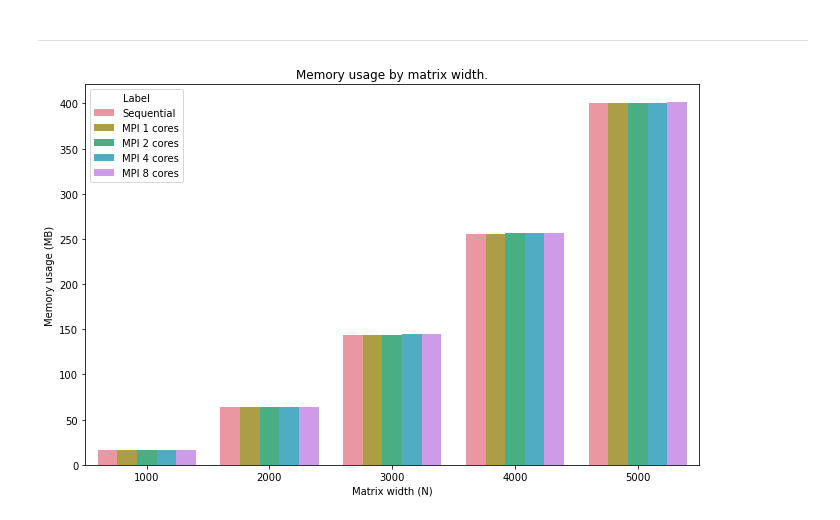
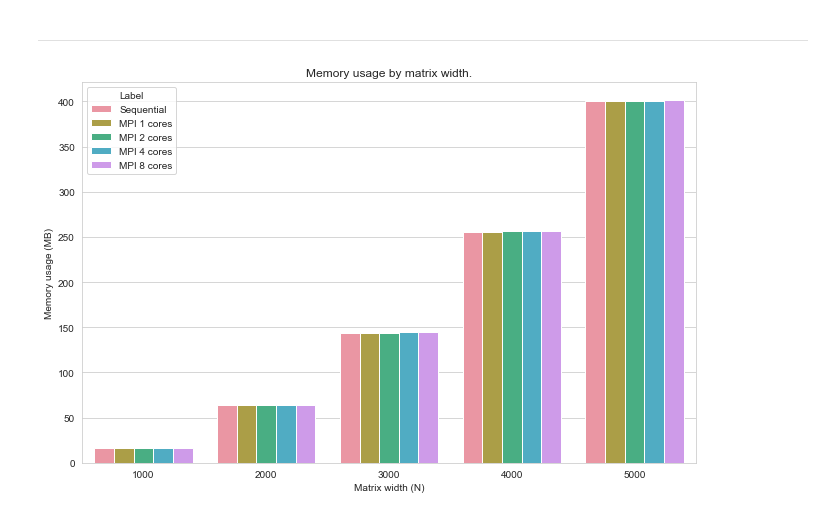
Before and after one commit to JordyAaldering/Parallel-Computing, a Jupyter notebook: Project03/Evaluation/Evaluation.ipynb, the cells around one changed output. Cells and saved outputs as stored; diff of their text form; code cells hidden in the pictures.

```diff
--- a/Project03/Evaluation/Evaluation.ipynb
+++ b/Project03/Evaluation/Evaluation.ipynb
@@ -6,2 +4,5 @@ import seaborn as sns
+# %%
+import seaborn as sns
+sns.set_style("whitegrid")
 # %%
 import matplotlib as mpl
@@ -250,12 +254,14 @@ plt.show()
 # %%
 plt.figure(figsize=(11, 7))
 ax = sns.barplot(x="N", y="Memory", hue="Label", data=subset_small)
 
 ax.set_title("Memory usage by matrix width.")
 ax.set_xlabel("Matrix width (N)")
 ax.set_ylabel("Memory usage (MB)")
 
+ax.set_ylim(0.)
+
 plt.savefig("memory.png", format="png", bbox_inches="tight")
 plt.show()
 # %% [output]
-[figure, old version]
+[figure, new version]
```
Also changed, not shown: parts of 9 cells of this notebook.
